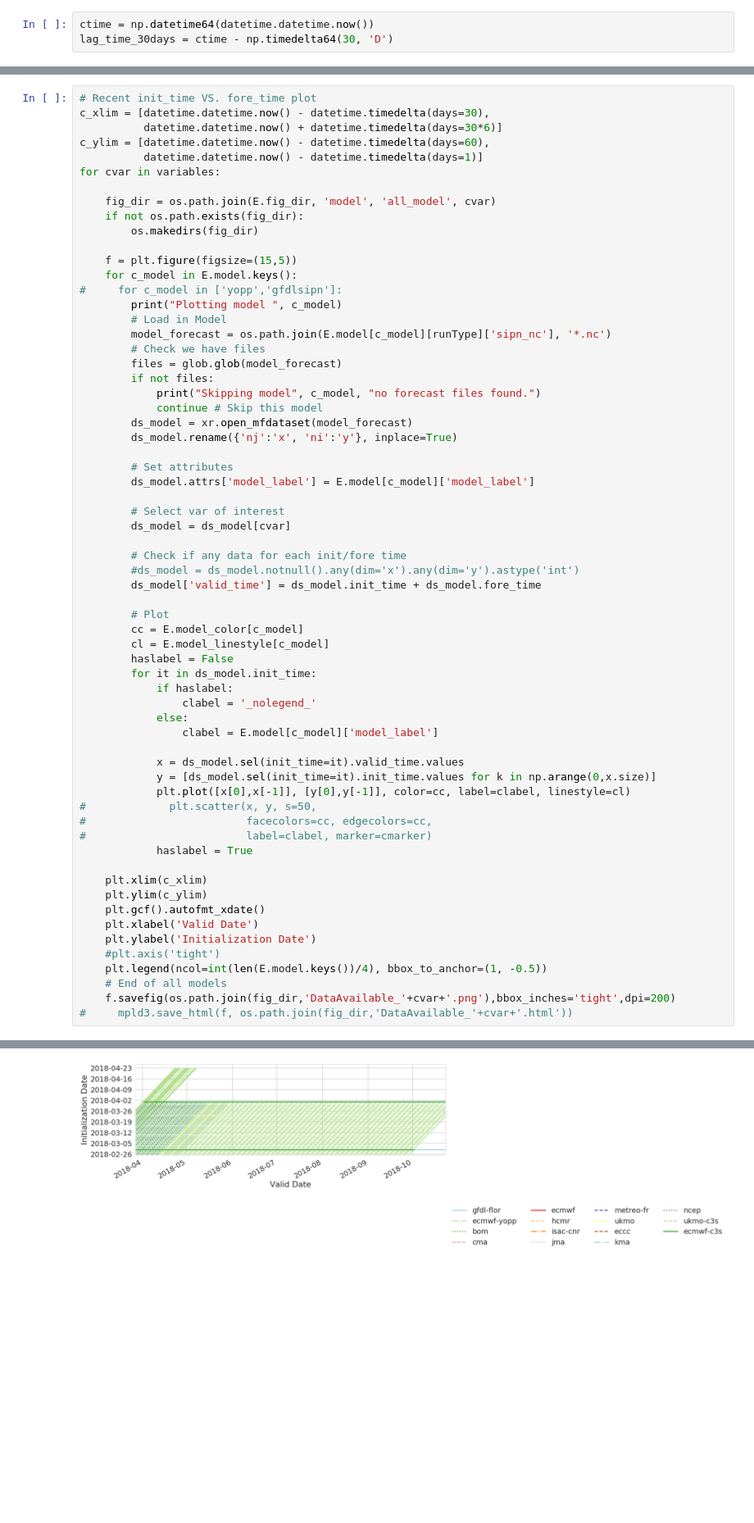
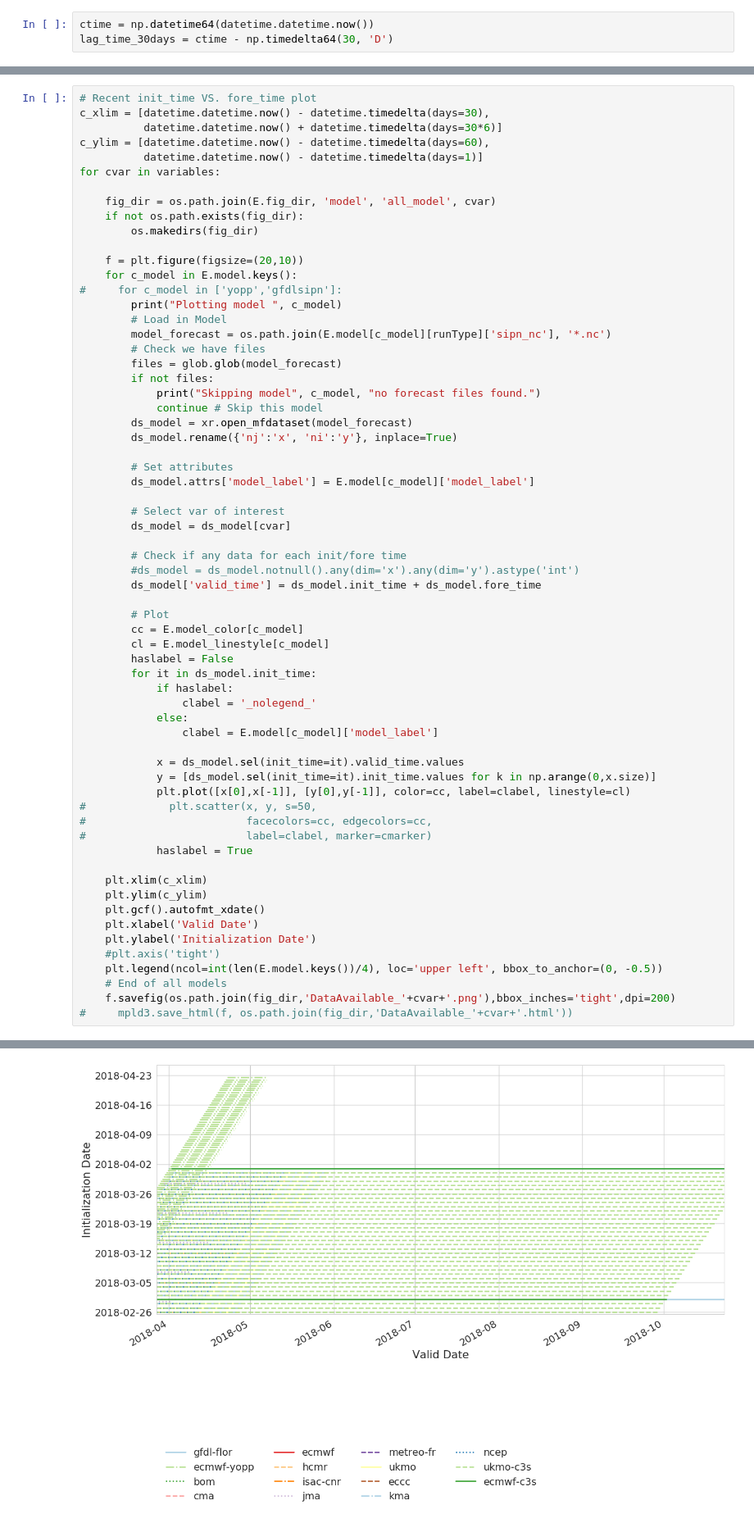
Before and after one commit to NicWayand/ESIO, a Jupyter notebook: notebooks/plot_forecast_availability.ipynb, the cells around one changed output, grey strips where cells are left out. Shown: that part at 82% size. Saved outputs shown, nothing was run; the diff lists cells and outputs as text; blank space fills up the shorter version.

```diff
--- a/notebooks/plot_forecast_availability.ipynb
+++ b/notebooks/plot_forecast_availability.ipynb
@@ -216,7 +217,7 @@ for cvar in variables:
     if not os.path.exists(fig_dir):
         os.makedirs(fig_dir)
 
-    f = plt.figure(figsize=(15,5))
+    f = plt.figure(figsize=(20,10))
     for c_model in E.model.keys():
 #     for c_model in ['yopp','gfdlsipn']:
         print("Plotting model ", c_model)
@@ -258,32 +259,32 @@ for cvar in variables:
 #                         label=clabel, marker=cmarker)
             haslabel = True
 
     plt.xlim(c_xlim)
     plt.ylim(c_ylim)
     plt.gcf().autofmt_xdate()
     plt.xlabel('Valid Date')
     plt.ylabel('Initialization Date')
     #plt.axis('tight')
-    plt.legend(ncol=int(len(E.model.keys())/4), bbox_to_anchor=(1, -0.5))
+    plt.legend(ncol=int(len(E.model.keys())/4), loc='upper left', bbox_to_anchor=(0, -0.5))
     # End of all models
     f.savefig(os.path.join(fig_dir,'DataAvailable_'+cvar+'.png'),bbox_inches='tight',dpi=200)
 #     mpld3.save_html(f, os.path.join(fig_dir,'DataAvailable_'+cvar+'.html'))
 # %% [output]
 Plotting model  gfdlsipn
 Plotting model  piomas
 Skipping model piomas no forecast files found.
 Plotting model  yopp
 Plotting model  bom
 Plotting model  cma
 Plotting model  ecmwf
 Plotting model  hcmr
 Plotting model  isaccnr
 Plotting model  jma
 Plotting model  metreofr
 Plotting model  ukmo
 Plotting model  eccc
 Plotting model  kma
 Plotting model  ncep
 Plotting model  ukmetofficesipn
 Plotting model  ecmwfsipn
-[figure, old version]
+[figure, new version]
```
Also changed, not shown: parts of 2 cells of this notebook, 13 other files.
